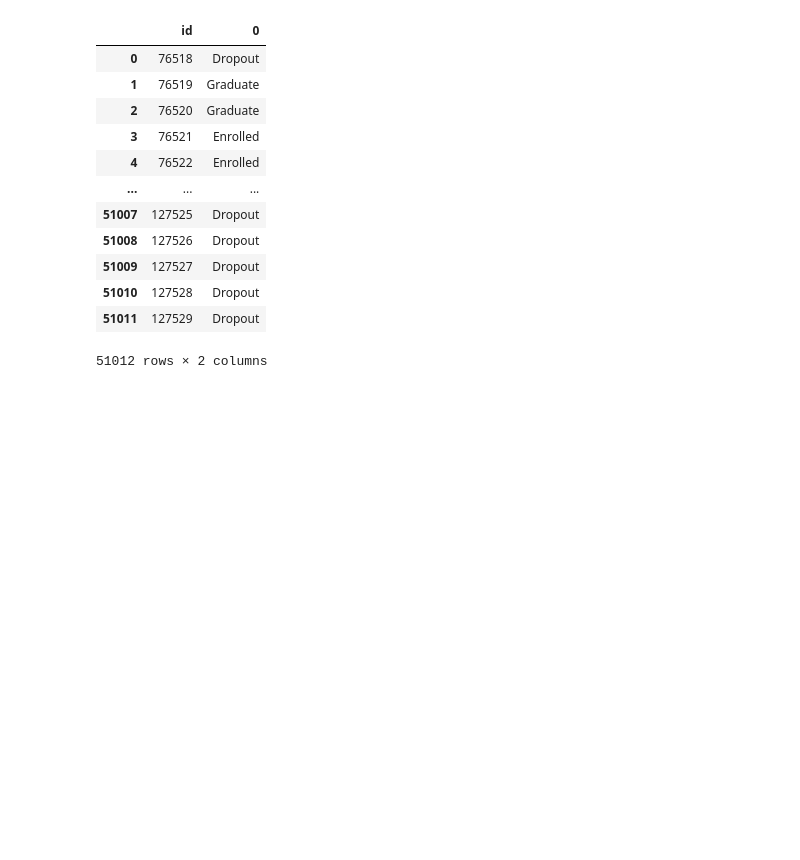
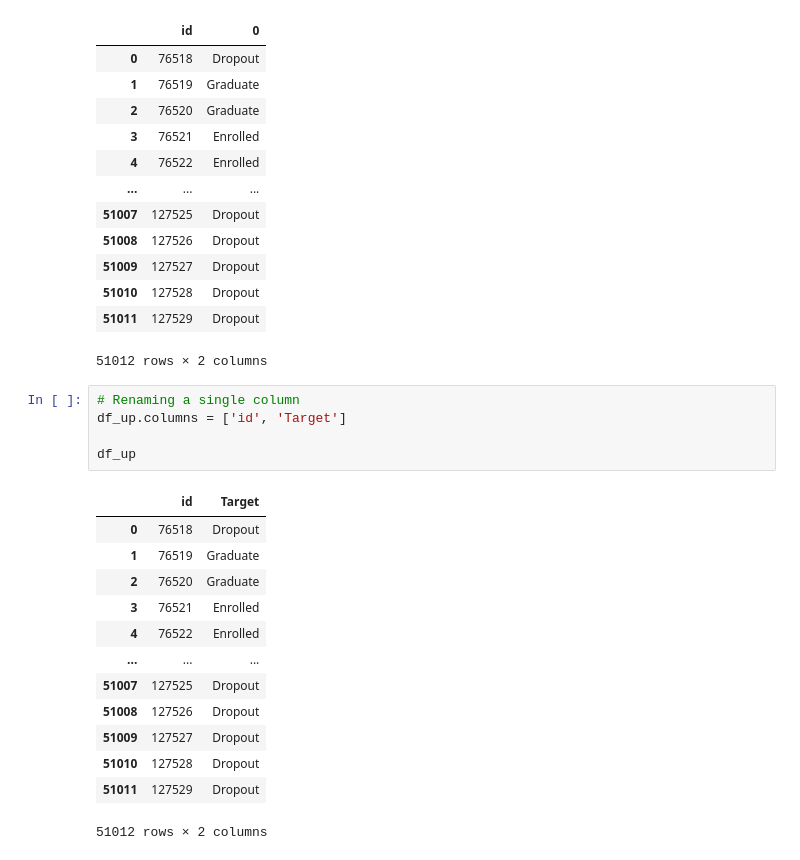
Before and after one commit to gacheru101/Play_ground_series-data, a Jupyter notebook: academic-success.ipynb, the cells around one changed output. Drawn from its saved outputs; the diff is of its cells as text; blank space fills up the shorter version.

```diff
--- a/academic-success.ipynb
+++ b/academic-success.ipynb
@@ -247,6 +247,25 @@ df_up
 | 51010 | 127528 | Dropout |
 | 51011 | 127529 | Dropout |
 51012 rows × 2 columns
+# %%
+# Renaming a single column
+df_up.columns = ['id', 'Target']
+
+df_up
+# %% [output]
+|  | id | Target |
+| 0 | 76518 | Dropout |
+| 1 | 76519 | Graduate |
+| 2 | 76520 | Graduate |
+| 3 | 76521 | Enrolled |
+| 4 | 76522 | Enrolled |
+| ... | ... | ... |
+| 51007 | 127525 | Dropout |
+| 51008 | 127526 | Dropout |
+| 51009 | 127527 | Dropout |
+| 51010 | 127528 | Dropout |
+| 51011 | 127529 | Dropout |
+51012 rows × 2 columns
 # %%
 df_up
 # %% [output]
```
Also changed, not shown: parts of 2 cells of this notebook.
